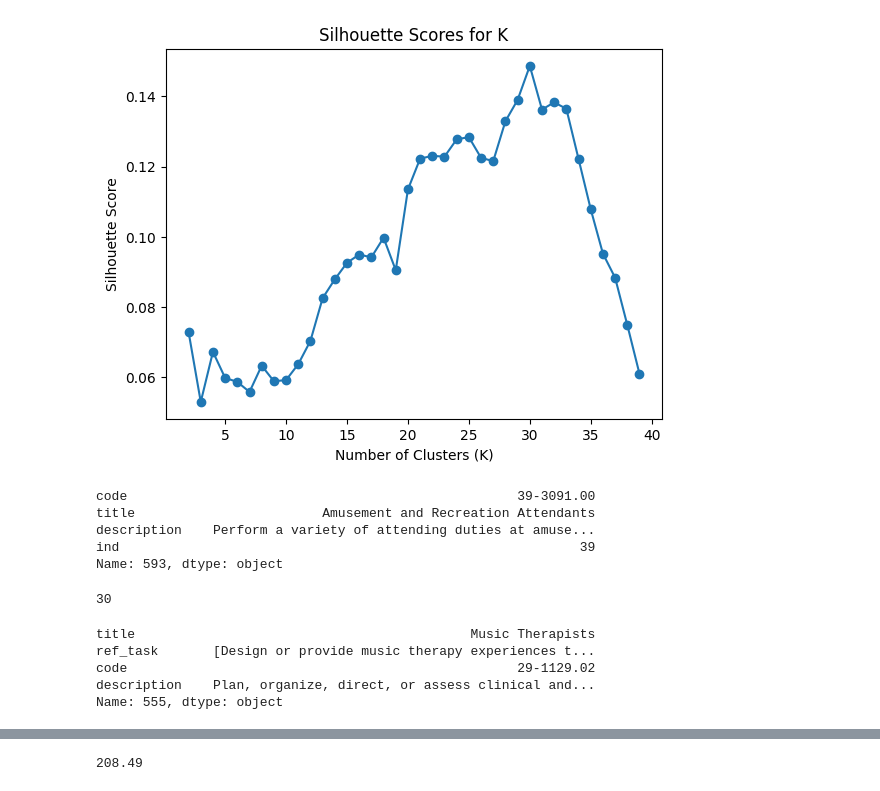
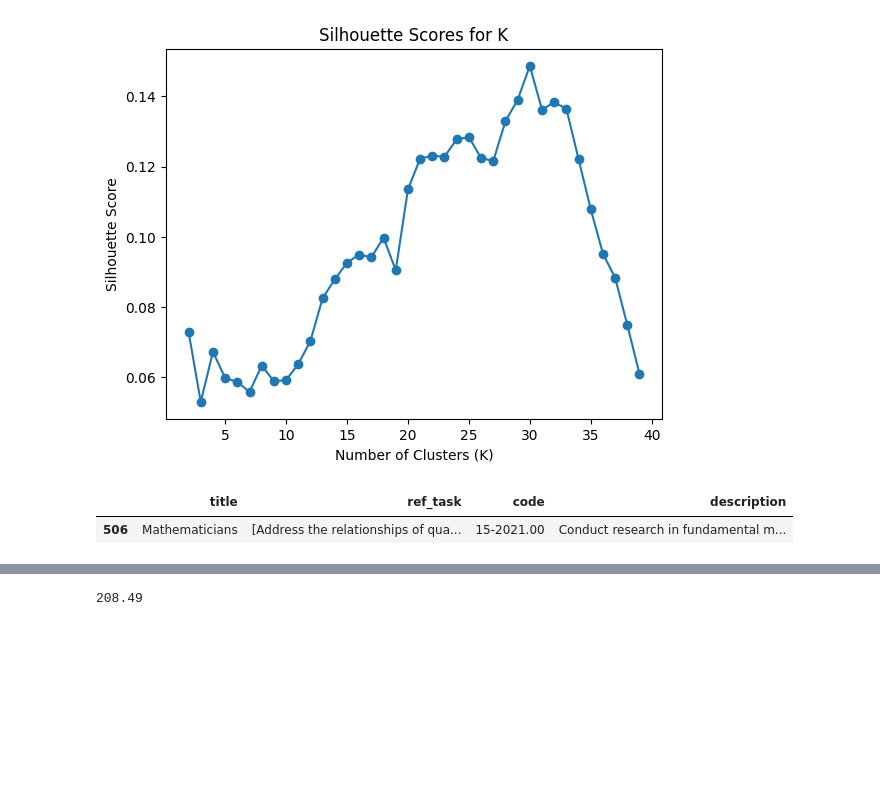
Before and after one commit to Segtanof/Teapot, a Jupyter notebook: debug.ipynb, the cells around one changed output, grey strips where cells are left out. Cells and saved outputs as stored; diff of their text form; code cells hidden in the pictures; blank space fills up the shorter version.

```diff
--- a/debug.ipynb
+++ b/debug.ipynb
@@ -1353,13 +1353,7 @@ with open("datasets/60qs.json") as f:
     rqlist = list(df["question"])
     qlist = rqlist
 # %%
-occupations.sort_values(by="title").iloc[30]
+# occupations.sort_values(by="title").iloc[80]
-# %% [output]
-code                                                  39-3091.00
-title                        Amusement and Recreation Attendants
-description    Perform a variety of attending duties at amuse...
-ind                                                           39
-Name: 593, dtype: object
 # %%
 # read dataset and drop columns
 job_statements = pd.read_excel("datasets/task_statements.xlsx")
@@ -1376,25 +1370,20 @@ occupations = (
     .rename(columns={"o*net-soc code": "code"})  # Rename specific column
 )
 sampled_occupation = job_statements.merge(occupations, how="left", on="title")
-# %%
-full["title"].nunique()
-# %% [output]
-30
 # %%
 sampled_occupation = job_statements.merge(occupations, how="left", on="title")
 #select only the following rows index: 60, 100, 200-400, 600
 #mistral missing
 # sampled_occupation.iloc[[60, 100] + list(range(200, 401)) + list(range(600, 601))].reset_index(drop=True)
 
 #llama missing 100, 200
 # sampled_occupation.iloc[[100,200,300,400,500]].reset_index(drop=True)
-sampled_occupation.iloc[555]
+
+# sampled_occupation.iloc[600]
+sampled_occupation[sampled_occupation["title"].str.contains("Mathematicians", na=False)]
 # %% [output]
-title                                           Music Therapists
-ref_task       [Design or provide music therapy experiences t...
-code                                                  29-1129.02
-description    Plan, organize, direct, or assess clinical and...
-Name: 555, dtype: object
+|  | title | ref_task | code | description |
+| 506 | Mathematicians | [Address the relationships of qua... | 15-2021.00 | Conduct research in fundamental m... |
 # %%
 df= pd.read_json("results/llamatask_match_other2704_1803/llama3.3_prompt1_results.json").dropna()
 df
```
Also changed, not shown: parts of 2 cells of this notebook.
